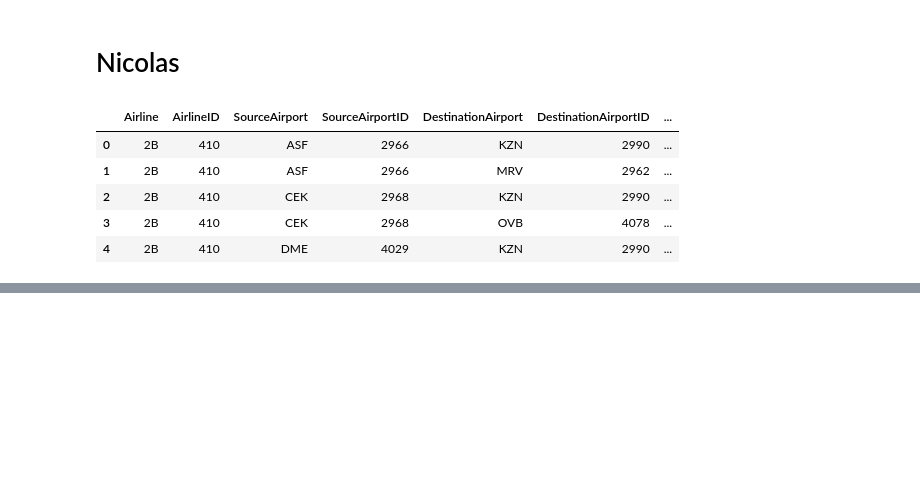
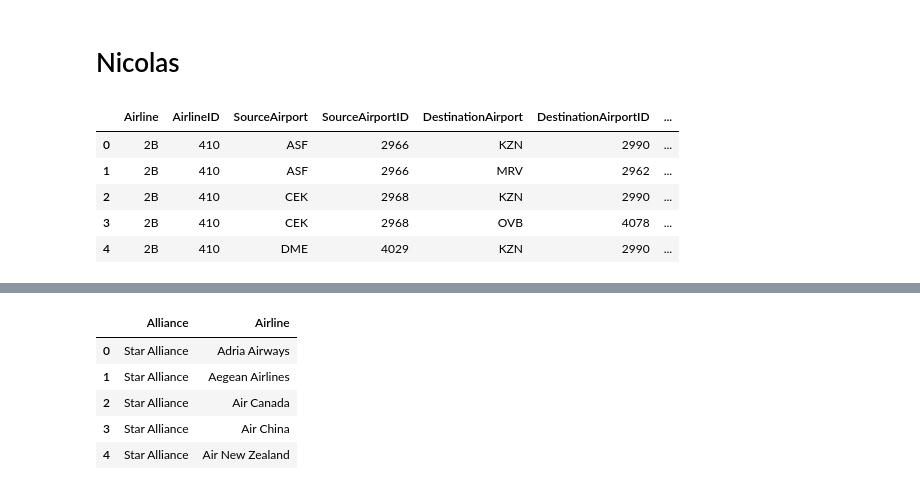
Before and after one commit to nicolasFontbonne/Project_ntds, a Jupyter notebook: main_nico.ipynb, the cells around one changed output, grey strips where cells are left out. Drawn from its saved outputs; the diff is of its cells as text; code cells hidden in the pictures; blank space fills up the shorter version.

```diff
--- a/main_nico.ipynb
+++ b/main_nico.ipynb
@@ -41,3 +38,13 @@ airports.head()
 | 2 | 4 | Nadzab Airport | Nadzab | Papua New Guinea | LAE | AYNZ | -6.569803 | 146.725977 | 239 | 10 | ... |
 | 3 | 5 | Port Moresby Jacksons Internation... | Port Moresby | Papua New Guinea | POM | AYPY | -9.443380 | 147.220001 | 146 | 10 | ... |
 | 4 | 6 | Wewak International Airport | Wewak | Papua New Guinea | WWK | AYWK | -3.583830 | 143.669006 | 19 | 10 | ... |
+# %%
+alliances = pd.read_csv('data/alliances.dat', sep=',', encoding='utf-8')
+alliances.head()
+# %% [output]
+|  | Alliance | Airline |
+| 0 | Star Alliance | Adria Airways |
+| 1 | Star Alliance | Aegean Airlines |
+| 2 | Star Alliance | Air Canada |
+| 3 | Star Alliance | Air China |
+| 4 | Star Alliance | Air New Zealand |
```
Also changed, not shown: parts of 5 cells of this notebook, 5 other files.
